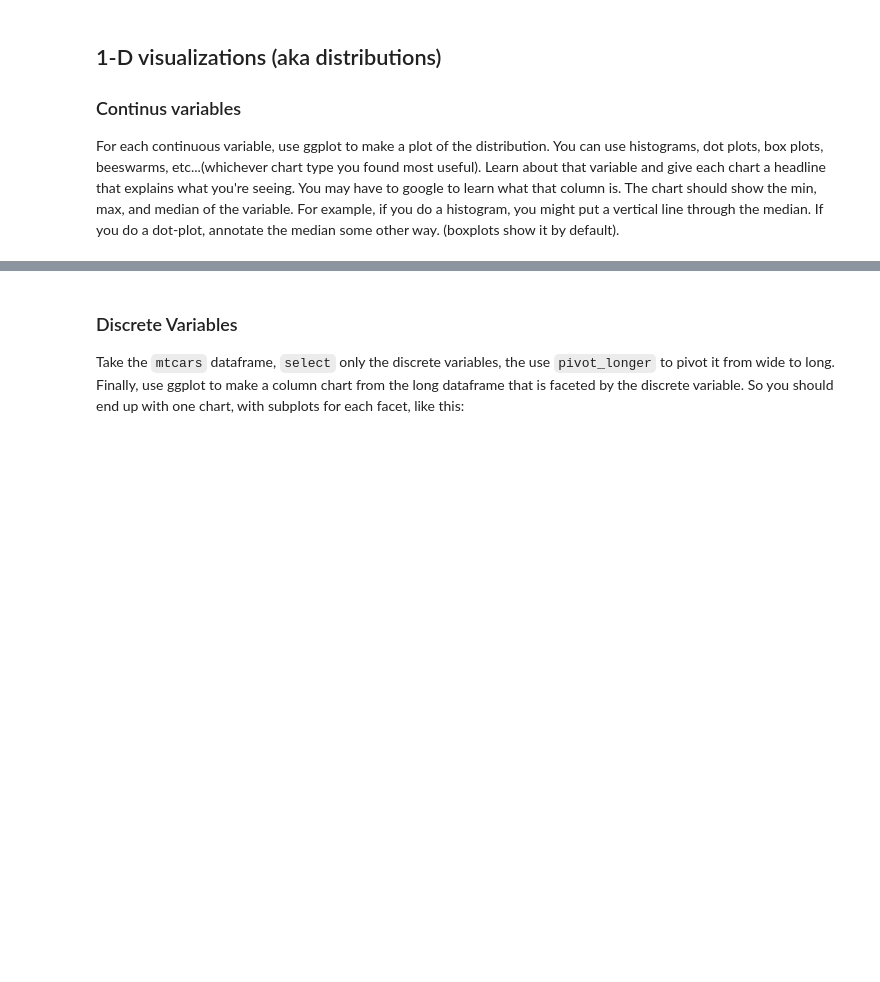
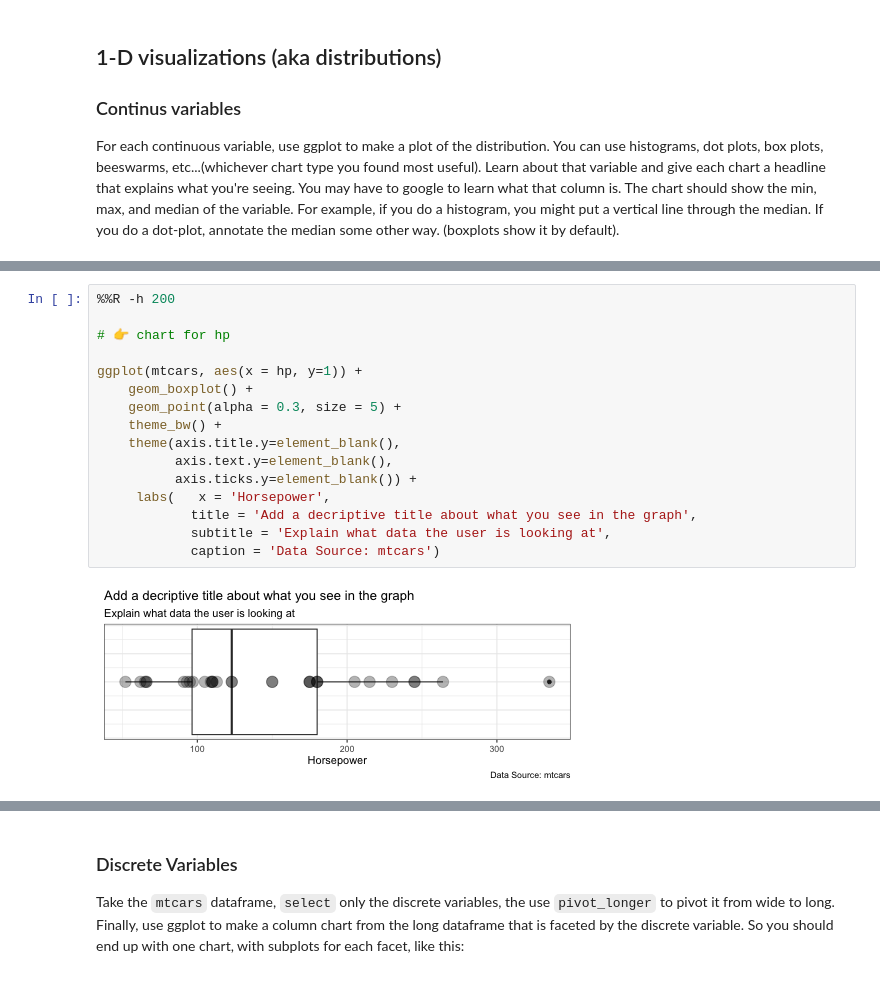
Before and after one commit to data4news/mtcars-exploratory, a Jupyter notebook: notebook-1.ipynb, the cells around one changed output, grey strips where cells are left out. Saved outputs shown, nothing was run; the diff lists cells and outputs as text; blank space fills up the shorter version.

```diff
--- a/notebook-1.ipynb
+++ b/notebook-1.ipynb
@@ -132,0 +176,18 @@ NULL
+# %%
+%%R -h 200
+
+# 👉 chart for hp
+
+ggplot(mtcars, aes(x = hp, y=1)) +
+    geom_boxplot() +
+    geom_point(alpha = 0.3, size = 5) +
+    theme_bw() +
+    theme(axis.title.y=element_blank(),
+          axis.text.y=element_blank(),
+          axis.ticks.y=element_blank()) +
+     labs(   x = 'Horsepower',
+            title = 'Add a decriptive title about what you see in the graph',
+            subtitle = 'Explain what data the user is looking at',
+            caption = 'Data Source: mtcars')
+# %% [output]
+[figure, added]
```
Also changed, not shown: parts of 16 cells of this notebook.
